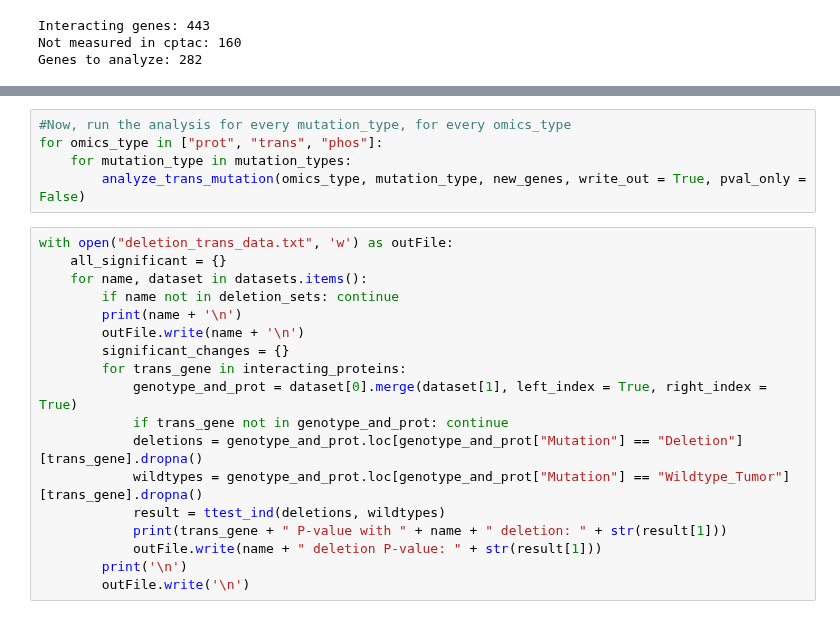
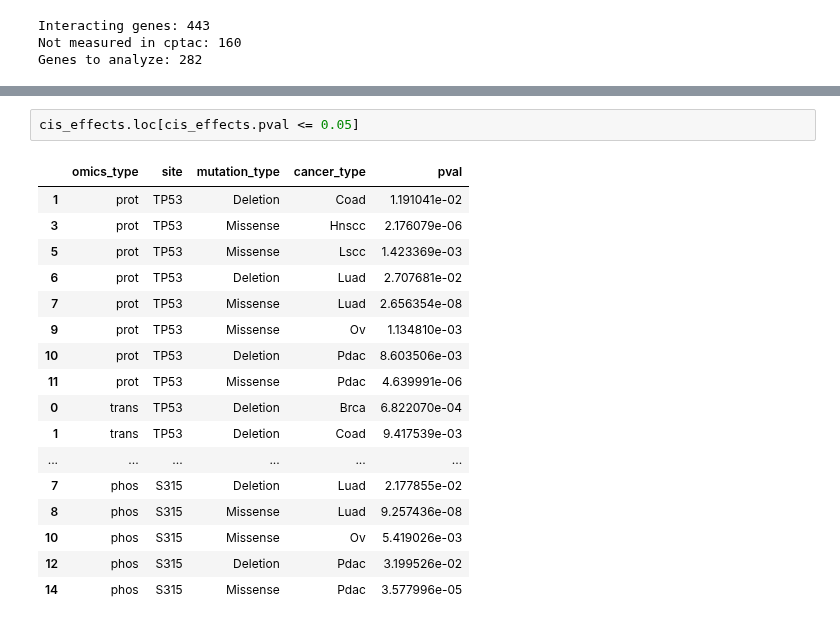
Before and after one commit to PayneLab/WhenMutationsDontMatter, a Jupyter notebook: Pancan/TP53/full_analysis.ipynb, the cells around one changed output, grey strips where cells are left out. Saved outputs shown, nothing was run; the diff lists cells and outputs as text.

```diff
--- a/Pancan/TP53/full_analysis.ipynb
+++ b/Pancan/TP53/full_analysis.ipynb
@@ -504,23 +528,20 @@ Pdac Missenses
-# %%
-#Now, run the analysis for every mutation_type, for every omics_type
-for omics_type in ["prot", "trans", "phos"]:
-    for mutation_type in mutation_types:
-        analyze_trans_mutation(omics_type, mutation_type, new_genes, write_out = True, pval_only = False)
-# %%
-with open("deletion_trans_data.txt", 'w') as outFile:
-    all_significant = {}
-    for name, dataset in datasets.items():
-        if name not in deletion_sets: continue
-        print(name + '\n')
-        outFile.write(name + '\n')
-        significant_changes = {}
-        for trans_gene in interacting_proteins:
-            genotype_and_prot = dataset[0].merge(dataset[1], left_index = True, right_index = True)
-            if trans_gene not in genotype_and_prot: continue
-            deletions = genotype_and_prot.loc[genotype_and_prot["Mutation"] == "Deletion"][trans_gene].dropna()
-            wildtypes = genotype_and_prot.loc[genotype_and_prot["Mutation"] == "Wildtype_Tumor"][trans_gene].dropna()
-            result = ttest_ind(deletions, wildtypes)
-            print(trans_gene + " P-value with " + name + " deletion: " + str(result[1]))
-            outFile.write(name + " deletion P-value: " + str(result[1]))
-        print('\n')
-        outFile.write('\n')
+# %%
+cis_effects.loc[cis_effects.pval <= 0.05]
+# %% [output]
+|  | omics_type | site | mutation_type | cancer_type | pval |
+| 1 | prot | TP53 | Deletion | Coad | 1.191041e-02 |
+| 3 | prot | TP53 | Missense | Hnscc | 2.176079e-06 |
+| 5 | prot | TP53 | Missense | Lscc | 1.423369e-03 |
+| 6 | prot | TP53 | Deletion | Luad | 2.707681e-02 |
+| 7 | prot | TP53 | Missense | Luad | 2.656354e-08 |
+| 9 | prot | TP53 | Missense | Ov | 1.134810e-03 |
+| 10 | prot | TP53 | Deletion | Pdac | 8.603506e-03 |
+| 11 | prot | TP53 | Missense | Pdac | 4.639991e-06 |
+| 0 | trans | TP53 | Deletion | Brca | 6.822070e-04 |
+| 1 | trans | TP53 | Deletion | Coad | 9.417539e-03 |
+| ... | ... | ... | ... | ... | ... |
+| 7 | phos | S315 | Deletion | Luad | 2.177855e-02 |
+| 8 | phos | S315 | Missense | Luad | 9.257436e-08 |
+| 10 | phos | S315 | Missense | Ov | 5.419026e-03 |
+| 12 | phos | S315 | Deletion | Pdac | 3.199526e-02 |
+| 14 | phos | S315 | Missense | Pdac | 3.577996e-05 |
```
Also changed, not shown: parts of 6 cells of this notebook, 3 other files.
